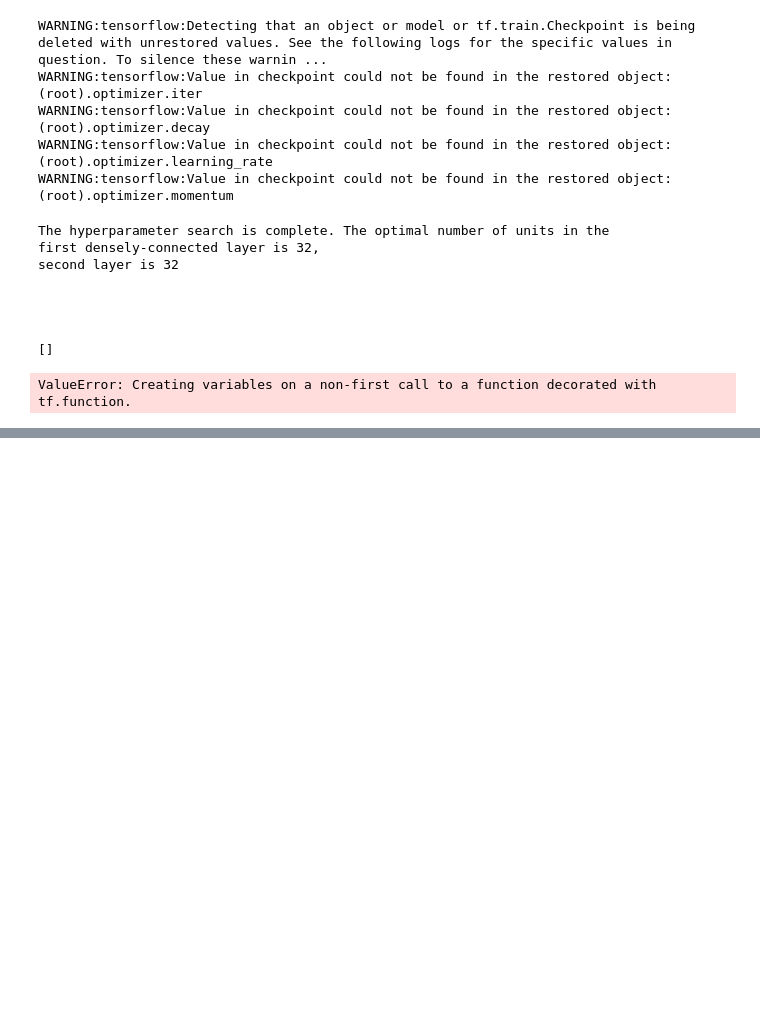
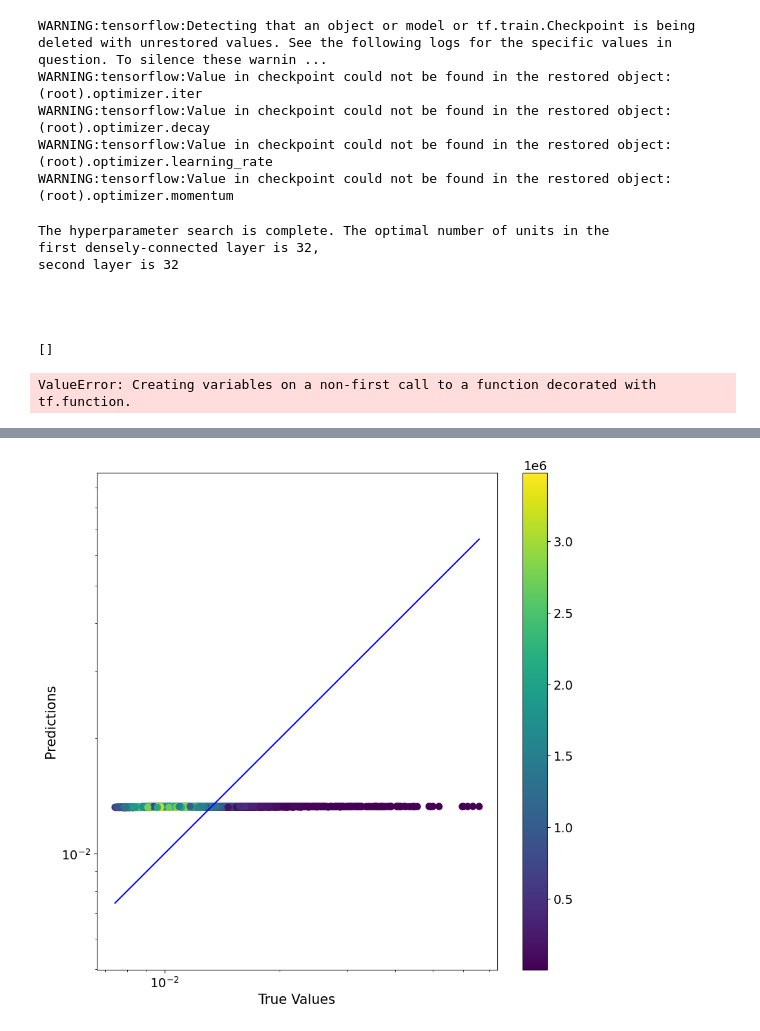
Before and after one commit to kiranfranklin999/rajesh, a Jupyter notebook: final.ipynb, the cells around one changed output, grey strips where cells are left out. Saved outputs shown, nothing was run; the diff lists cells and outputs as text; code cells hidden in the pictures; blank space fills up the shorter version.

```diff
--- a/final.ipynb
+++ b/final.ipynb
@@ -449,0 +576,31 @@ ValueError: Creating variables on a non-first call to a function decorated with
+# %%
+df = pd.read_csv("D:\\bro\\Analysis\\mSANN\\cd\\test\\sobelnetwork_code\\predicted_data.csv")
+true_value=df['test_y']
+predicted_value=df['predict_y']
+mac_number=pd.read_csv("D:\\bro\\Analysis\\mSANN\\cd\\XT.dat",sep='\s+',names=[str(i) for i in range(0,16)])['15']
+plt.figure(figsize=(10,10))
+plt.scatter(true_value, predicted_value, c='crimson')
+plt.yscale('log')
+plt.xscale('log')
+
+p1 = max(max(predicted_value), max(true_value))
+p2 = min(min(predicted_value), min(true_value))
+plt.plot([p1, p2], [p1, p2], 'b-')
+# Calculate the point density
+xy = np.vstack([true_value,mac_number])
+z = gaussian_kde(xy)(xy)
+
+# Sort the points by density, so that the densest points are plotted last
+# idx = z.argsort()
+# x, y, z = true_value[idx], predicted_value[idx], z[idx]
+
+# fig, ax = plt.subplots()
+plt.scatter(true_value, predicted_value, c=z, s=50)
+plt.colorbar()
+
+plt.xlabel('True Values', fontsize=15)
+plt.ylabel('Predictions', fontsize=15)
+plt.axis('equal')
+plt.show()
+# %% [output]
+[figure, added]
```
Also changed, not shown: parts of 26 cells of this notebook, 25 other files.
